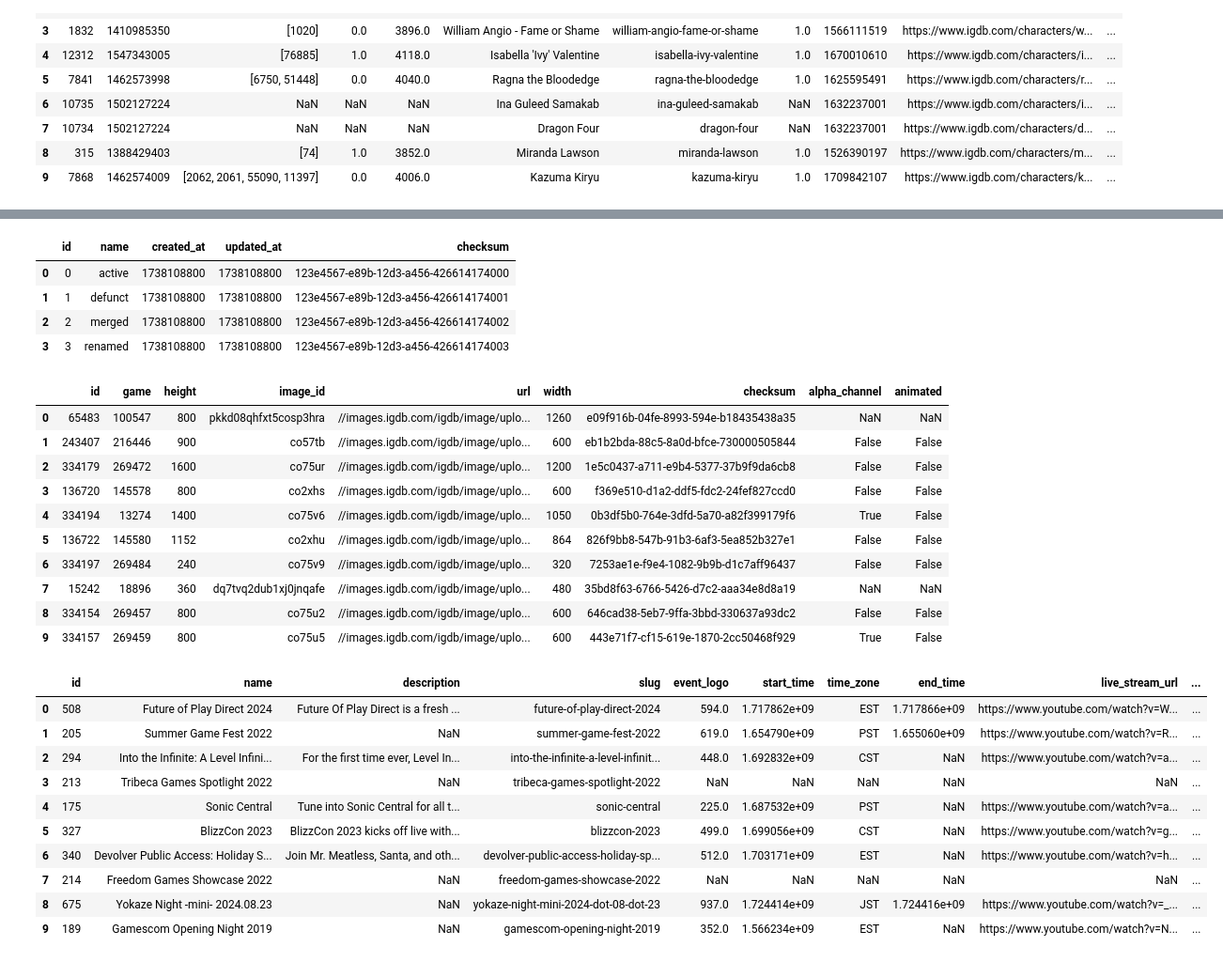
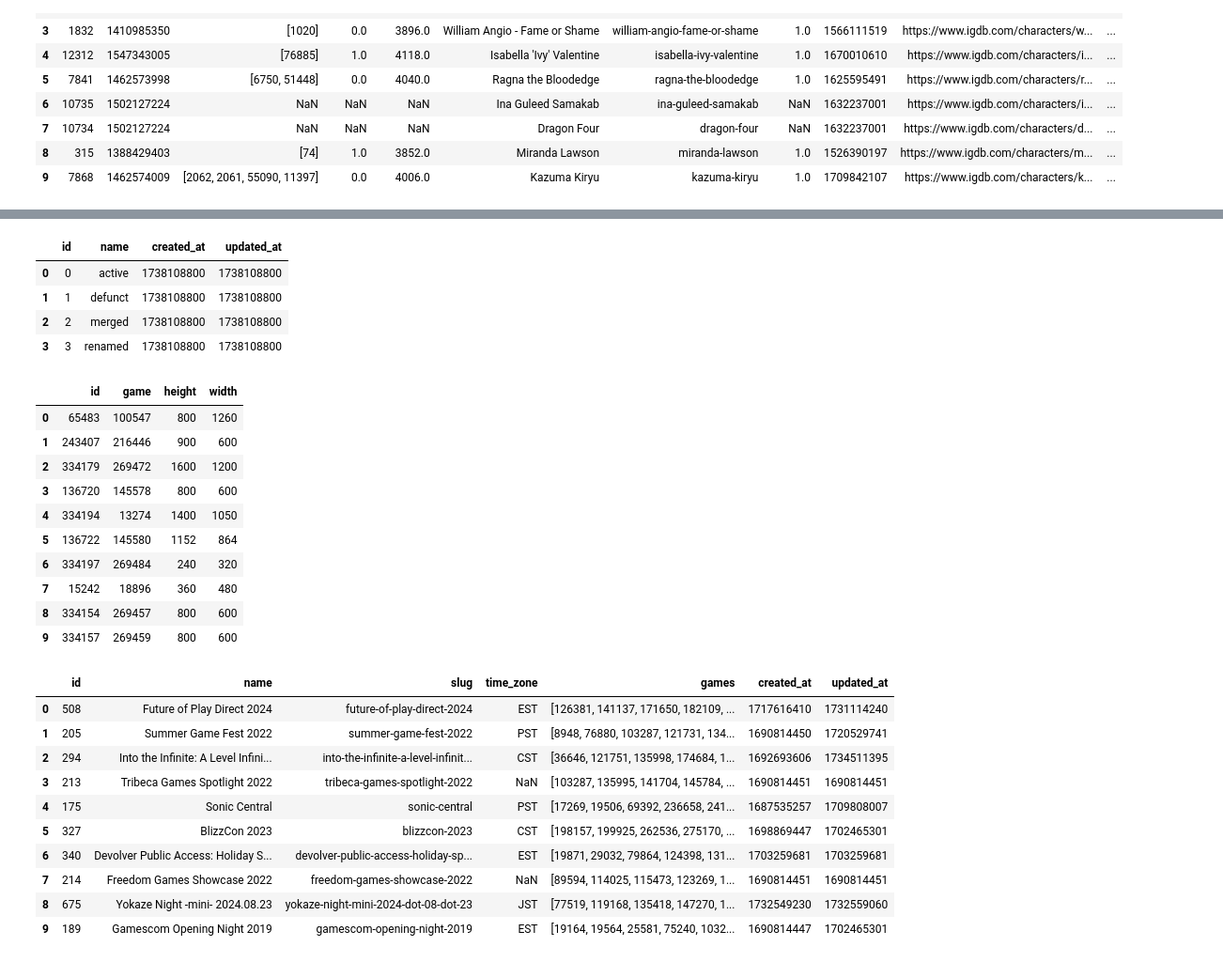
Before and after one commit to Ciclope988/TrabajoHackaboss, a Jupyter notebook: TrabajoGrupo.ipynb, the cells around one changed output, grey strips where cells are left out. Shown: that part at 94% size. Cells and saved outputs as stored; diff of their text form; code cells hidden in the pictures.

```diff
--- a/TrabajoGrupo.ipynb
+++ b/TrabajoGrupo.ipynb
@@ -339,58 +330,58 @@ response = post('https://api.igdb.com/v4/company_statuses', **
                 {'headers':
                  {'Client-ID':'gynzwnbf94dprczgrd0uto6uoz131z',
                   'Authorization':'Bearer u2409t8r8i6vygc08ttuc0x4cetbyj'},
-                 'data': 'fields checksum,created_at,name,updated_at;'})
+                 'data': 'fields created_at,name,updated_at;'})
 data = response.json()
 df_companies_statuses = pd.DataFrame(data)
 df_companies_statuses
 # %% [output]
-|  | id | name | created_at | updated_at | checksum |
-| 0 | 0 | active | 1738108800 | 1738108800 | 123e4567-e89b-12d3-a456-426614174000 |
-| 1 | 1 | defunct | 1738108800 | 1738108800 | 123e4567-e89b-12d3-a456-426614174001 |
-| 2 | 2 | merged | 1738108800 | 1738108800 | 123e4567-e89b-12d3-a456-426614174002 |
-| 3 | 3 | renamed | 1738108800 | 1738108800 | 123e4567-e89b-12d3-a456-426614174003 |
+|  | id | name | created_at | updated_at |
+| 0 | 0 | active | 1738108800 | 1738108800 |
+| 1 | 1 | defunct | 1738108800 | 1738108800 |
+| 2 | 2 | merged | 1738108800 | 1738108800 |
+| 3 | 3 | renamed | 1738108800 | 1738108800 |
 # %%
 response = post('https://api.igdb.com/v4/covers', **
                 {'headers':
                  {'Client-ID':'gynzwnbf94dprczgrd0uto6uoz131z',
                   'Authorization':'Bearer u2409t8r8i6vygc08ttuc0x4cetbyj'},
-                 'data': 'fields alpha_channel,animated,checksum,game,game_localization,height,image_id,url,width;'})
+                 'data': 'fields game,game_localization,height,width;'})
 data = response.json()
 df_covers = pd.DataFrame(data)
 df_covers
 # %% [output]
-|  | id | game | height | image_id | url | width | checksum | alpha_channel | animated |
-| 0 | 65483 | 100547 | 800 | pkkd08qhfxt5cosp3hra | //images.igdb.com/igdb/image/uplo... | 1260 | e09f916b-04fe-8993-594e-b18435438a35 | NaN | NaN |
-| 1 | 243407 | 216446 | 900 | co57tb | //images.igdb.com/igdb/image/uplo... | 600 | eb1b2bda-88c5-8a0d-bfce-730000505844 | False | False |
-| 2 | 334179 | 269472 | 1600 | co75ur | //images.igdb.com/igdb/image/uplo... | 1200 | 1e5c0437-a711-e9b4-5377-37b9f9da6cb8 | False | False |
-| 3 | 136720 | 145578 | 800 | co2xhs | //images.igdb.com/igdb/image/uplo... | 600 | f369e510-d1a2-ddf5-fdc2-24fef827ccd0 | False | False |
-| 4 | 334194 | 13274 | 1400 | co75v6 | //images.igdb.com/igdb/image/uplo... | 1050 | 0b3df5b0-764e-3dfd-5a70-a82f399179f6 | True | False |
-| 5 | 136722 | 145580 | 1152 | co2xhu | //images.igdb.com/igdb/image/uplo... | 864 | 826f9bb8-547b-91b3-6af3-5ea852b327e1 | False | False |
-| 6 | 334197 | 269484 | 240 | co75v9 | //images.igdb.com/igdb/image/uplo... | 320 | 7253ae1e-f9e4-1082-9b9b-d1c7aff96437 | False | False |
-| 7 | 15242 | 18896 | 360 | dq7tvq2dub1xj0jnqafe | //images.igdb.com/igdb/image/uplo... | 480 | 35bd8f63-6766-5426-d7c2-aaa34e8d8a19 | NaN | NaN |
-| 8 | 334154 | 269457 | 800 | co75u2 | //images.igdb.com/igdb/image/uplo... | 600 | 646cad38-5eb7-9ffa-3bbd-330637a93dc2 | False | False |
-| 9 | 334157 | 269459 | 800 | co75u5 | //images.igdb.com/igdb/image/uplo... | 600 | 443e71f7-cf15-619e-1870-2cc50468f929 | True | False |
+|  | id | game | height | width |
+| 0 | 65483 | 100547 | 800 | 1260 |
+| 1 | 243407 | 216446 | 900 | 600 |
+| 2 | 334179 | 269472 | 1600 | 1200 |
+| 3 | 136720 | 145578 | 800 | 600 |
+| 4 | 334194 | 13274 | 1400 | 1050 |
+| 5 | 136722 | 145580 | 1152 | 864 |
+| 6 | 334197 | 269484 | 240 | 320 |
+| 7 | 15242 | 18896 | 360 | 480 |
+| 8 | 334154 | 269457 | 800 | 600 |
+| 9 | 334157 | 269459 | 800 | 600 |
 # %%
 response = post('https://api.igdb.com/v4/events', **
                 {'headers':
                  {'Client-ID':'gynzwnbf94dprczgrd0uto6uoz131z',
                   'Authorization':'Bearer u2409t8r8i6vygc08ttuc0x4cetbyj'},
-                 'data': 'fields checksum,created_at,description,end_time,event_logo,event_networks,games,live_stream_url,name,slug,start_time,time_zone,updated_at,videos;'})
+                 'data': 'fields created_at,games,name,slug,time_zone,updated_at;'})
 data = response.json()
 df_events = pd.DataFrame(data)
 df_events
 # %% [output]
-|  | id | name | description | slug | event_logo | start_time | time_zone | end_time | live_stream_url | ... |
-| 0 | 508 | Future of Play Direct 2024 | Future Of Play Direct is a fresh ... | future-of-play-direct-2024 | 594.0 | 1.717862e+09 | EST | 1.717866e+09 | https://www.youtube.com/watch?v=W... | ... |
-| 1 | 205 | Summer Game Fest 2022 | NaN | summer-game-fest-2022 | 619.0 | 1.654790e+09 | PST | 1.655060e+09 | https://www.youtube.com/watch?v=R... | ... |
-| 2 | 294 | Into the Infinite: A Level Infini... | For the first time ever, Level In... | into-the-infinite-a-level-infinit... | 448.0 | 1.692832e+09 | CST | NaN | https://www.youtube.com/watch?v=a... | ... |
-| 3 | 213 | Tribeca Games Spotlight 2022 | NaN | tribeca-games-spotlight-2022 | NaN | NaN | NaN | NaN | NaN | ... |
-| 4 | 175 | Sonic Central | Tune into Sonic Central for all t... | sonic-central | 225.0 | 1.687532e+09 | PST | NaN | https://www.youtube.com/watch?v=a... | ... |
-| 5 | 327 | BlizzCon 2023 | BlizzCon 2023 kicks off live with... | blizzcon-2023 | 499.0 | 1.699056e+09 | CST | NaN | https://www.youtube.com/watch?v=g... | ... |
-| 6 | 340 | Devolver Public Access: Holiday S... | Join Mr. Meatless, Santa, and oth... | devolver-public-access-holiday-sp... | 512.0 | 1.703171e+09 | EST | NaN | https://www.youtube.com/watch?v=h... | ... |
-| 7 | 214 | Freedom Games Showcase 2022 | NaN | freedom-games-showcase-2022 | NaN | NaN | NaN | NaN | NaN | ... |
-| 8 | 675 | Yokaze Night -mini- 2024.08.23 | NaN | yokaze-night-mini-2024-dot-08-dot-23 | 937.0 | 1.724414e+09 | JST | 1.724416e+09 | https://www.youtube.com/watch?v=_... | ... |
-| 9 | 189 | Gamescom Opening Night 2019 | NaN | gamescom-opening-night-2019 | 352.0 | 1.566234e+09 | EST | NaN | https://www.youtube.com/watch?v=N... | ... |
+|  | id | name | slug | time_zone | games | created_at | updated_at |
+| 0 | 508 | Future of Play Direct 2024 | future-of-play-direct-2024 | EST | [126381, 141137, 171650, 182109, ... | 1717616410 | 1731114240 |
+| 1 | 205 | Summer Game Fest 2022 | summer-game-fest-2022 | PST | [8948, 76880, 103287, 121731, 134... | 1690814450 | 1720529741 |
+| 2 | 294 | Into the Infinite: A Level Infini... | into-the-infinite-a-level-infinit... | CST | [36646, 121751, 135998, 174684, 1... | 1692693606 | 1734511395 |
+| 3 | 213 | Tribeca Games Spotlight 2022 | tribeca-games-spotlight-2022 | NaN | [103287, 135995, 141704, 145784, ... | 1690814451 | 1690814451 |
+| 4 | 175 | Sonic Central | sonic-central | PST | [17269, 19506, 69392, 236658, 241... | 1687535257 | 1709808007 |
+| 5 | 327 | BlizzCon 2023 | blizzcon-2023 | CST | [198157, 199925, 262536, 275170, ... | 1698869447 | 1702465301 |
+| 6 | 340 | Devolver Public Access: Holiday S... | devolver-public-access-holiday-sp... | EST | [19871, 29032, 79864, 124398, 131... | 1703259681 | 1703259681 |
+| 7 | 214 | Freedom Games Showcase 2022 | freedom-games-showcase-2022 | NaN | [89594, 114025, 115473, 123269, 1... | 1690814451 | 1690814451 |
+| 8 | 675 | Yokaze Night -mini- 2024.08.23 | yokaze-night-mini-2024-dot-08-dot-23 | JST | [77519, 119168, 135418, 147270, 1... | 1732549230 | 1732559060 |
+| 9 | 189 | Gamescom Opening Night 2019 | gamescom-opening-night-2019 | EST | [19164, 19564, 25581, 75240, 1032... | 1690814447 | 1702465301 |
 # %%
 response = post('https://api.igdb.com/v4/event_networks', **
                 {'headers':
```
Also changed, not shown: parts of 51 cells of this notebook.
